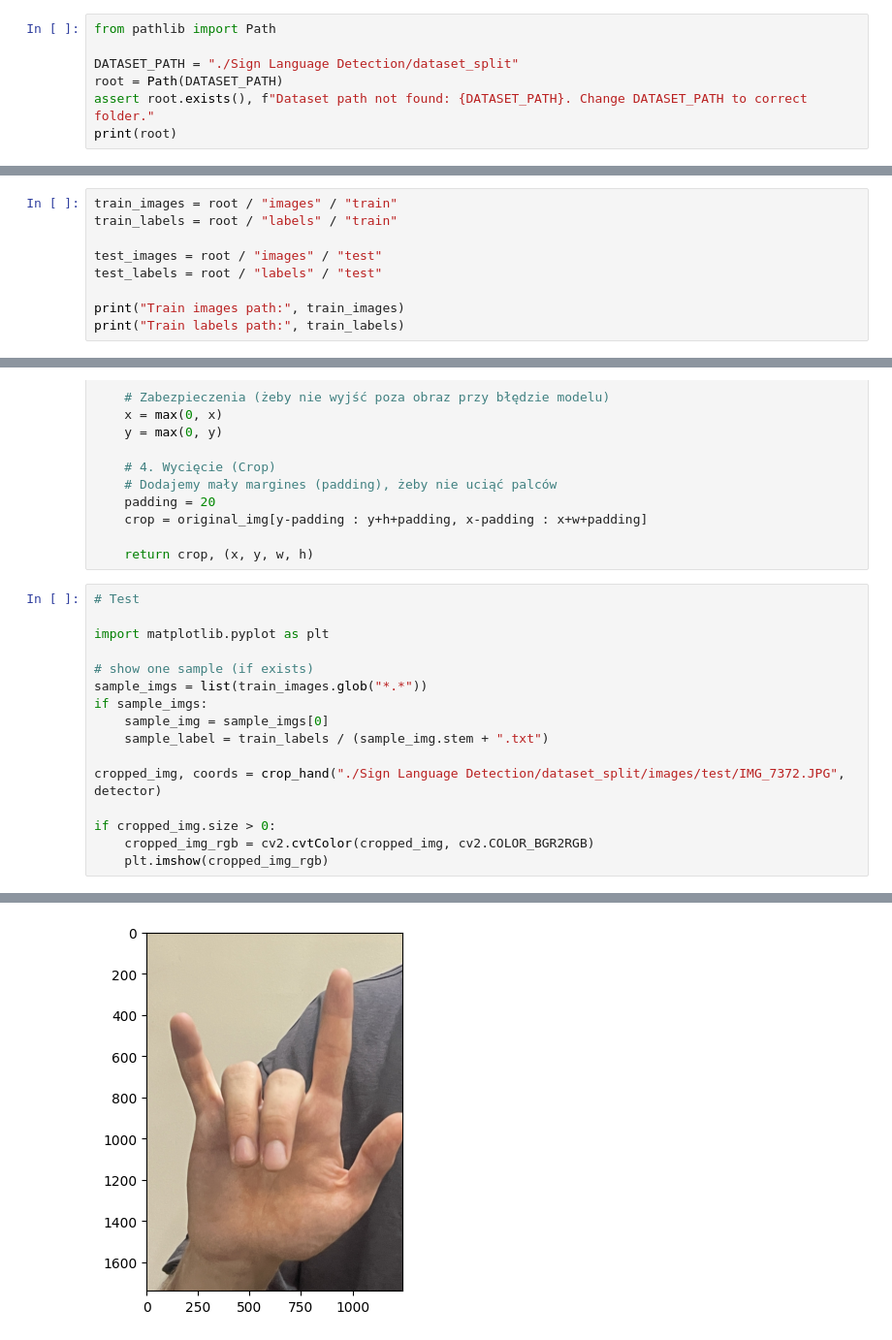
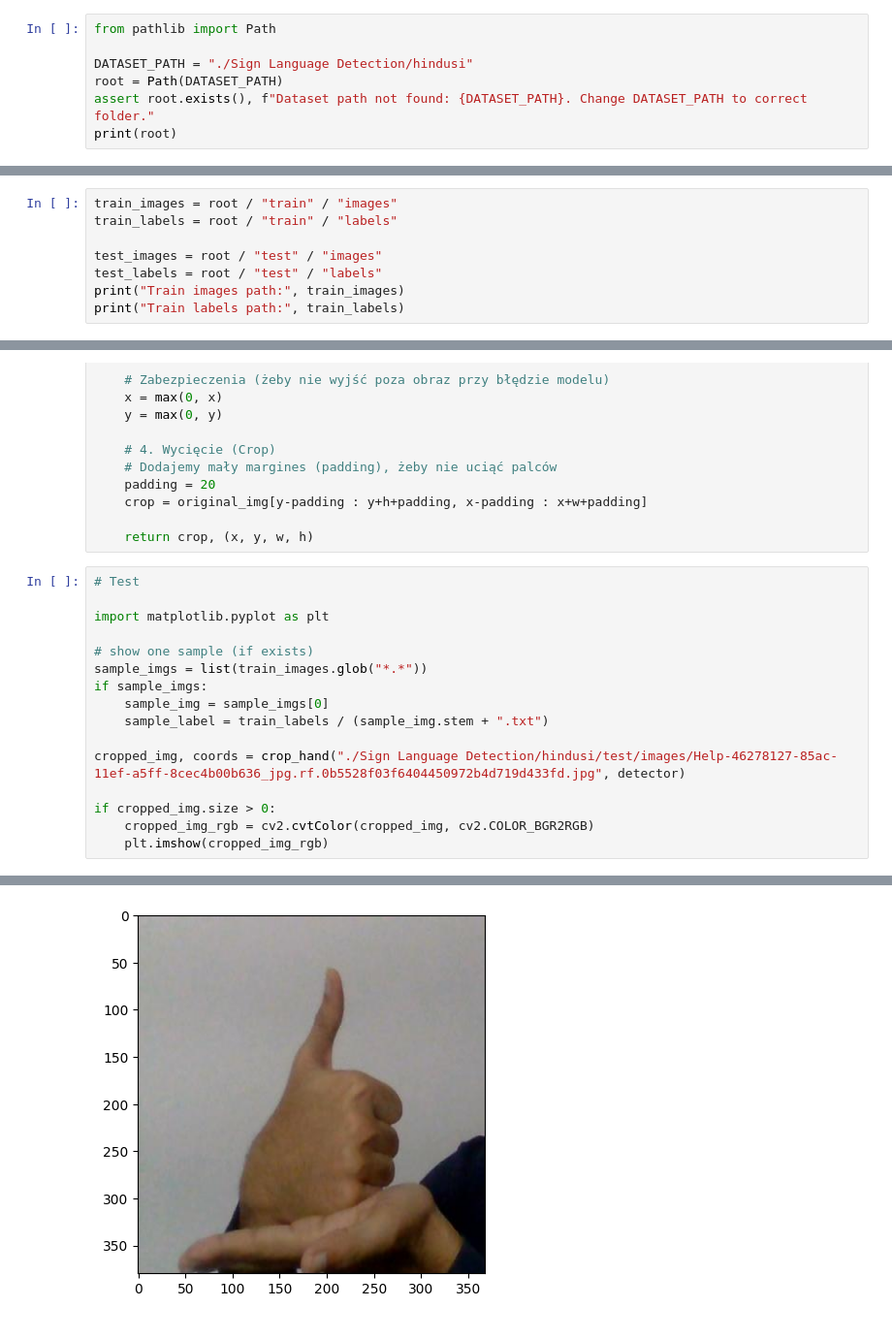
Before and after one commit to amalolepszy/hand-sign-recognition, a Jupyter notebook: detect_hands.ipynb, the cells around one changed output, grey strips where cells are left out. Shown at 97% size. Drawn from its saved outputs; the diff is of its cells as text.

Commit message:
Use new dataset, minor improvements
https://universe.roboflow.com/sallyann-delucia-ge6qp/asl-fezj6

```diff
--- a/detect_hands.ipynb
+++ b/detect_hands.ipynb
@@ -1,7 +1,7 @@
 # %%
 from pathlib import Path
 
-DATASET_PATH = "./Sign Language Detection/dataset_split"
+DATASET_PATH = "./Sign Language Detection/hindusi"
 root = Path(DATASET_PATH)
 assert root.exists(), f"Dataset path not found: {DATASET_PATH}. Change DATASET_PATH to correct folder."
 print(root)
@@ -10,10 +10,9 @@ Sign Language Detection\dataset_split
 # %%
-train_images = root / "images" / "train"
-train_labels = root / "labels" / "train"
+train_images = root / "train" / "images"
+train_labels = root / "train" / "labels"
 
-test_images = root / "images" / "test"
-test_labels = root / "labels" / "test"
-
+test_images = root / "test" / "images"
+test_labels = root / "test" / "labels"
 print("Train images path:", train_images)
 print("Train labels path:", train_labels)
 # %% [output]
@@ -194,7 +194,7 @@ if sample_imgs:
     sample_img = sample_imgs[0]
     sample_label = train_labels / (sample_img.stem + ".txt")
 
-cropped_img, coords = crop_hand("./Sign Language Detection/dataset_split/images/test/IMG_7372.JPG", detector)
+cropped_img, coords = crop_hand("./Sign Language Detection/hindusi/test/images/Help-46278127-85ac-11ef-a5ff-8cec4b00b636_jpg.rf.0b5528f03f6404450972b4d719d433fd.jpg", detector)
 
 if cropped_img.size > 0:
     cropped_img_rgb = cv2.cvtColor(cropped_img, cv2.COLOR_BGR2RGB)
@@ -204 +204 @@ if cropped_img.size > 0:
-[figure, old version]
+[figure, new version]
```
Also changed, not shown: parts of 5 cells of this notebook, 1 other file.
